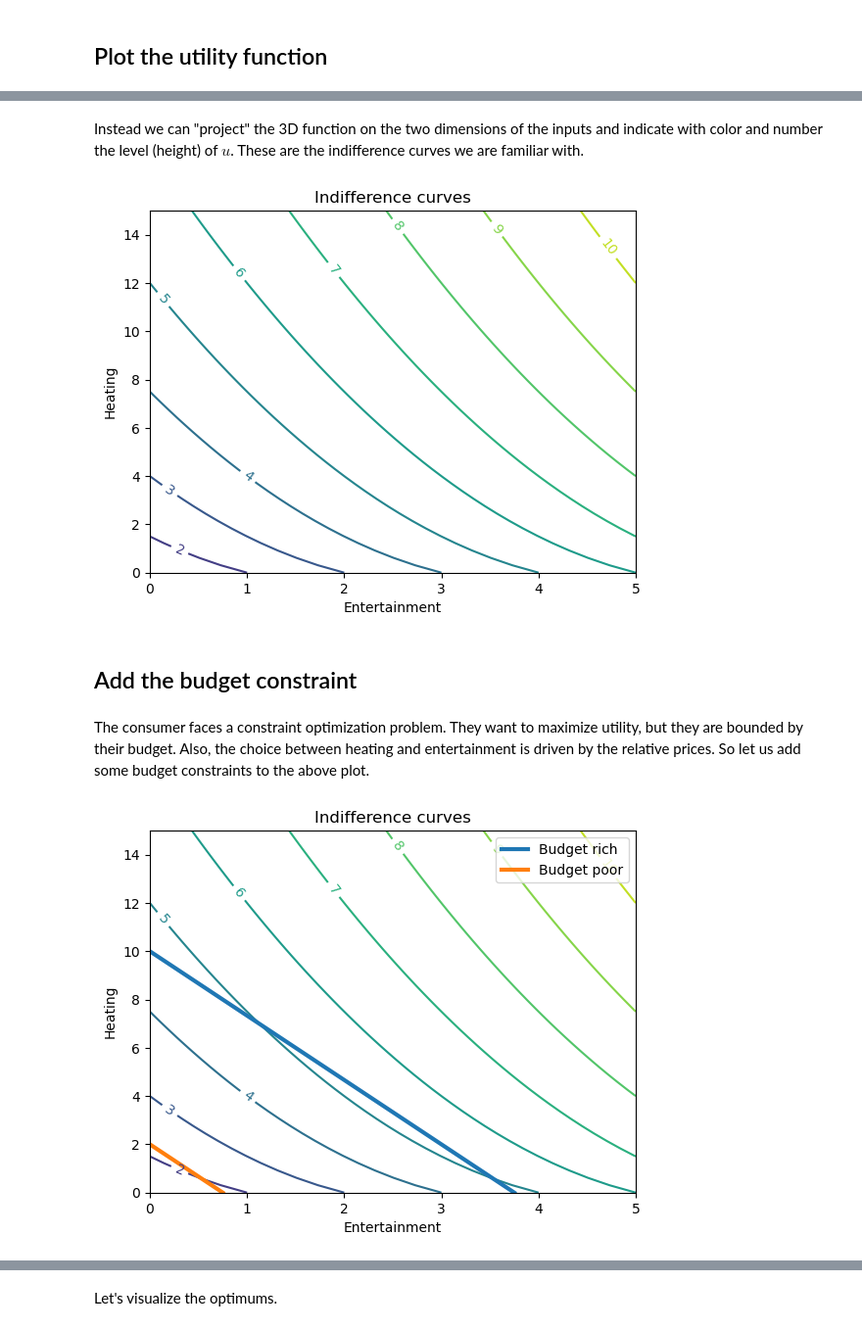
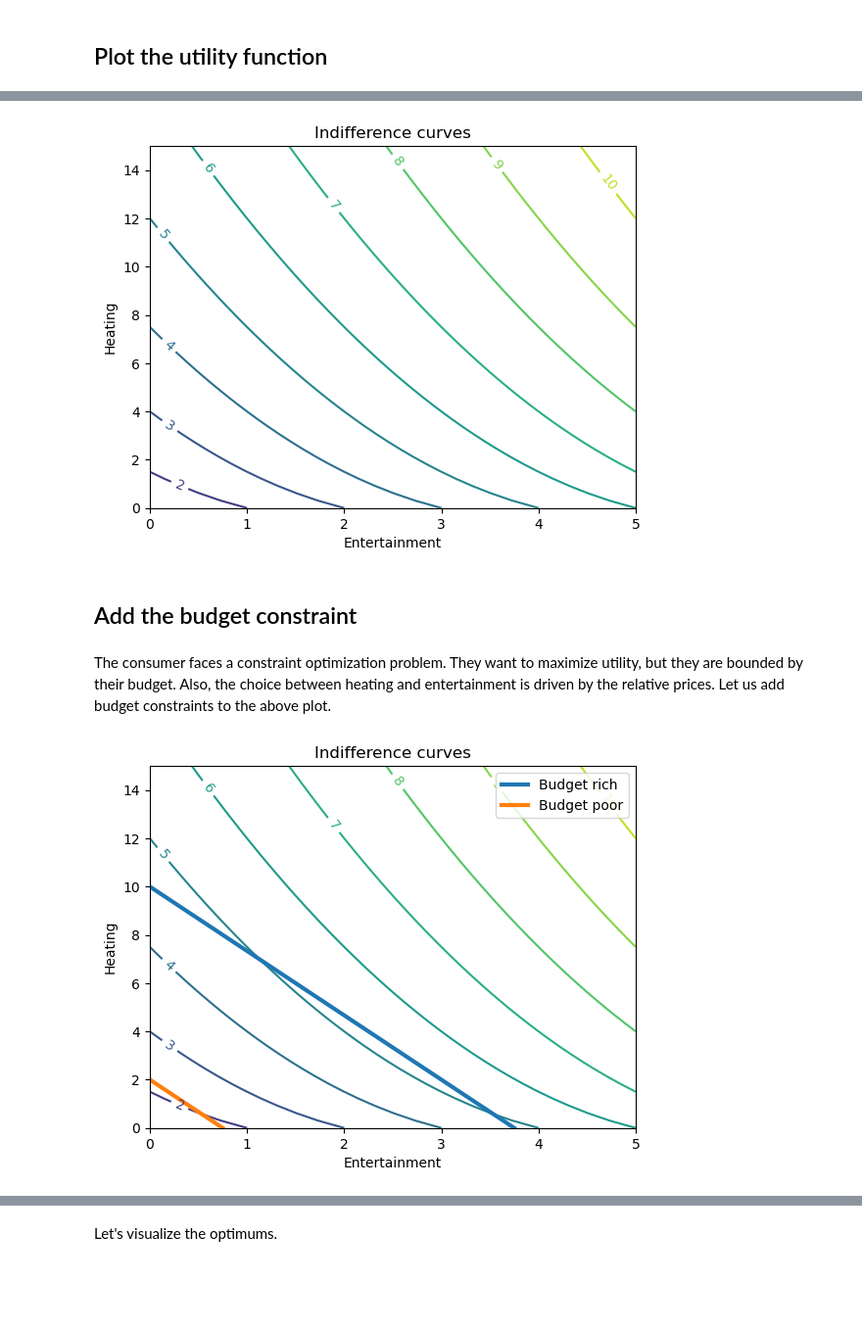
Before and after one commit to Leonbremer/quasilinearUtilityExercise, a Jupyter notebook: quasilinear.ipynb, the cells around one changed output, grey strips where cells are left out. Shown: that part at 98% size. Drawn from its saved outputs; the diff is of its cells as text; code cells hidden in the pictures; blank space fills up the shorter version.

```diff
--- a/quasilinear.ipynb
+++ b/quasilinear.ipynb
@@ -76,2 +81,0 @@ What you should notice is that the distance between utility curves in the entert
-# %% [markdown]
-Instead we can "project" the 3D function on the two dimensions of the inputs and indicate with color and number the level (height) of $u$. These are the indifference curves we are familiar with.
@@ -83,28 +84,22 @@ Uceil = math.ceil(np.max(u(E, H)))+1
 fig, ax = plt.subplots()
 CS = ax.contour(e, h, u(E, H), levels=range(0,Uceil))
 ax.clabel(CS, inline=True, fontsize=10)
-ax.set_title('Indifference curves')
-plt.xlabel('Entertainment')
-plt.ylabel('Heating')
+ax.set_title("Indifference curves")
+ax.set_xlabel("Entertainment")
+ax.set_ylabel("Heating")
 plt.show()
 # %% [output]
-[figure, old version]
+[figure, new version]
 # %% [markdown]
 ## Add the budget constraint
 # %% [markdown]
-The consumer faces a constraint optimization problem. They want to maximize utility, but they are bounded by their budget. Also, the choice between heating and entertainment is driven by the relative prices. So let us add some budget constraints to the above plot.
+The consumer faces a constraint optimization problem. They want to maximize utility, but they are bounded by their budget. Also, the choice between heating and entertainment is driven by the relative prices. Let us add budget constraints to the above plot.
 # %%
-# Plot
-fig, ax = plt.subplots()
-CS = ax.contour(e, h, u(E, H), levels=range(0,Uceil))
-ax.clabel(CS, inline=True, fontsize=10)
-ax.set_title('Indifference curves')
-plt.plot([mr/pe,0],[0,mr/ph], lw=3, label='Budget rich')
-plt.plot([mp/pe,0],[0,mp/ph], lw=3, label='Budget poor')
-plt.legend()
-plt.xlabel('Entertainment')
-plt.ylabel('Heating')
-plt.show()
+# Plot (adding to the above figure)
+ax.plot([mr/pe,0],[0,mr/ph], lw=3, label="Budget rich")
+ax.plot([mp/pe,0],[0,mp/ph], lw=3, label="Budget poor")
+ax.legend()
+display(fig)
 # %% [output]
-[figure, old version]
+[figure, new version]
 # %% [markdown]
```
Also changed, not shown: parts of 31 cells of this notebook.
